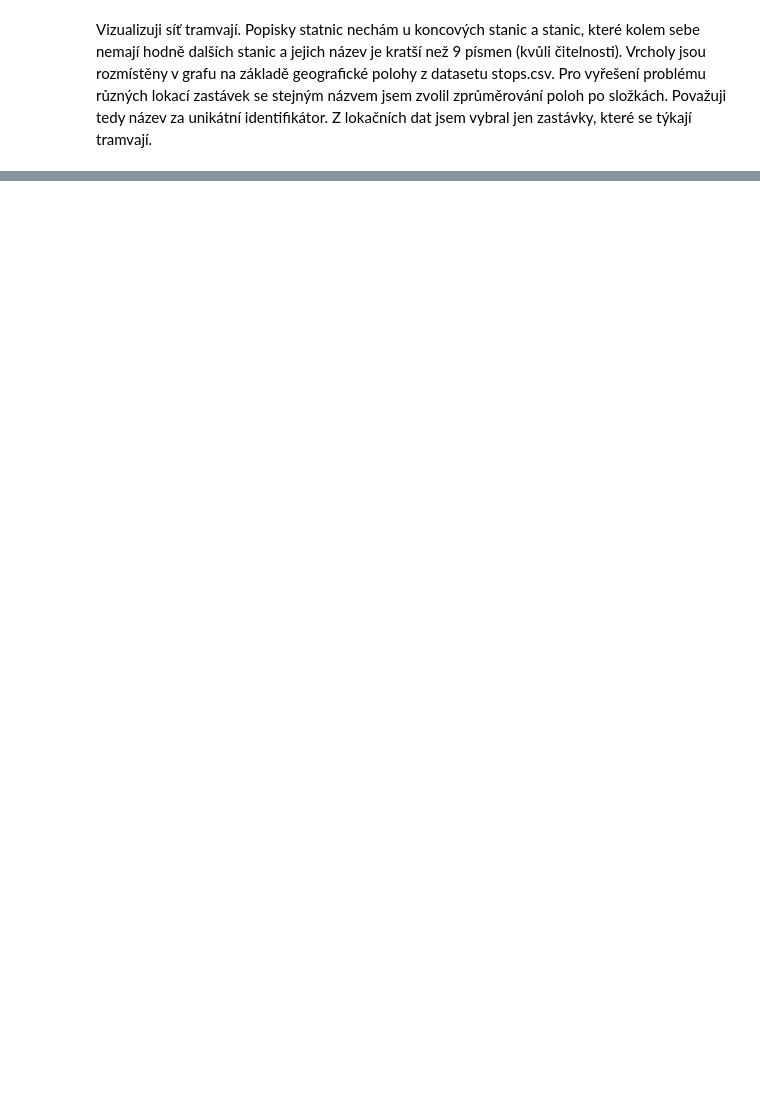
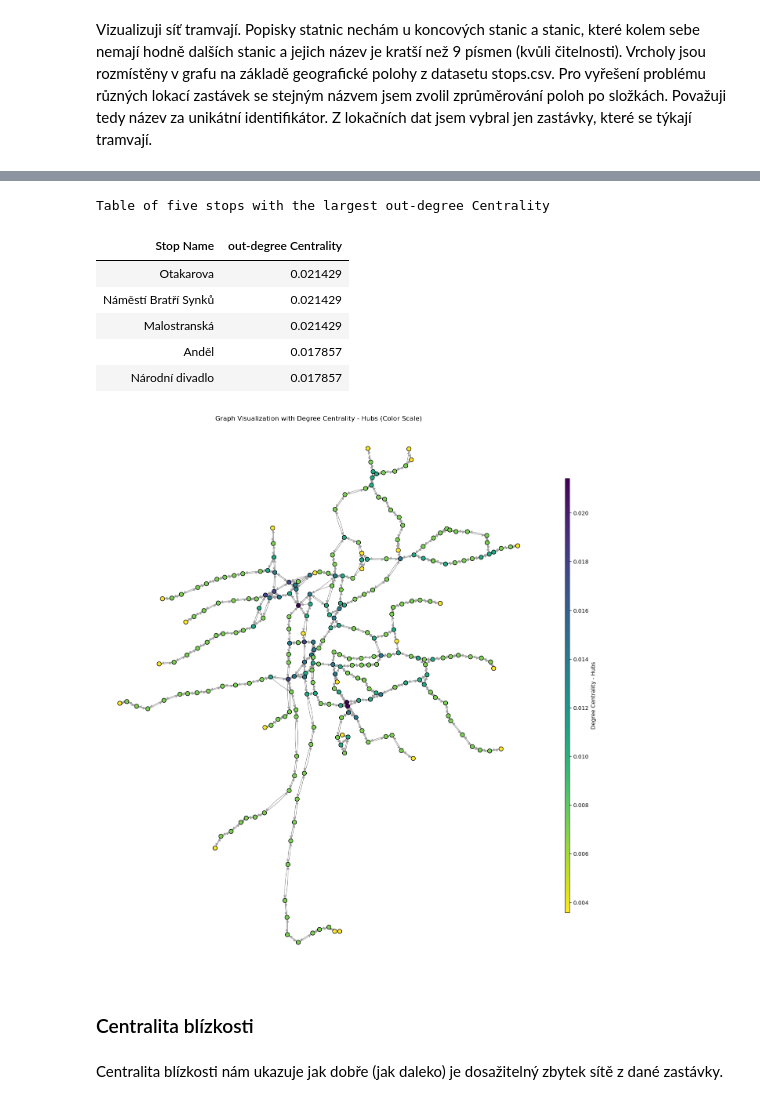
Before and after one commit to andyska09/Data-Visualisation, a Jupyter notebook: 02/solution02.ipynb, the cells around one changed output, grey strips where cells are left out. Saved outputs shown, nothing was run; the diff lists cells and outputs as text; code cells hidden in the pictures; blank space fills up the shorter version.

```diff
--- a/02/solution02.ipynb
+++ b/02/solution02.ipynb
@@ -262,0 +281,20 @@ plt.show()
+# %%
+fig, ax = plt.subplots(figsize=(18, 18))
+
+display_centrality('Degree Centrality - Hubs', out_degree_centrality, G_tram_subgraph, ax)
+display_table('out-degree Centrality', out_degree_centrality)
+
+plt.show()
+# %% [output]
+Table of five stops with the largest out-degree Centrality
+| Stop Name | out-degree Centrality |
+| Otakarova | 0.021429 |
+| Náměstí Bratří Synků | 0.021429 |
+| Malostranská | 0.021429 |
+| Anděl | 0.017857 |
+| Národní divadlo | 0.017857 |
+[figure, added]
+# %% [markdown]
+### Centralita blízkosti
+# %% [markdown]
+Centralita blízkosti nám ukazuje jak dobře (jak daleko) je dosažitelný zbytek sítě z dané zastávky.
```
Also changed, not shown: parts of 39 cells of this notebook.
